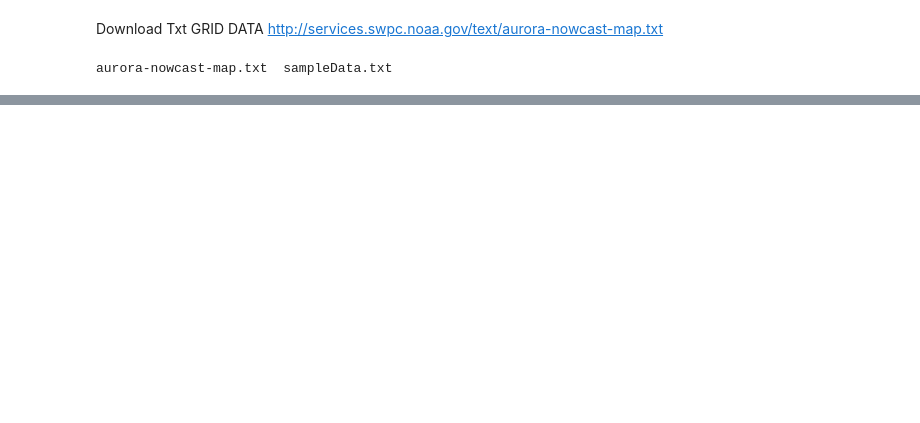
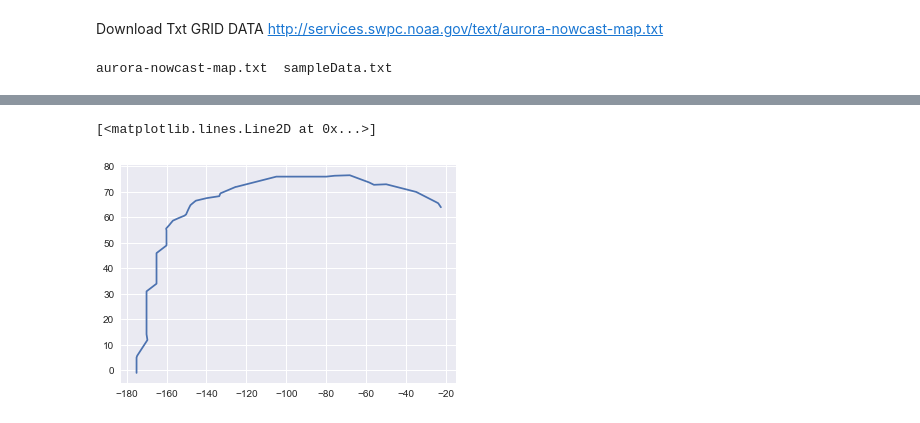
Before and after one commit to ax3l91/space-apps-2017-mayday-athens, a Jupyter notebook: AuroraNotebook.ipynb, the cells around one changed output, grey strips where cells are left out. Drawn from its saved outputs; the diff is of its cells as text; code cells hidden in the pictures; blank space fills up the shorter version.

```diff
--- a/AuroraNotebook.ipynb
+++ b/AuroraNotebook.ipynb
@@ -49,0 +66,6 @@ plt.show()
+# %%
+#flight=pd.read_csv('Data/BIKF-NZAA.csv')
+flight=np.loadtxt('Data/BIKF-NZAA.csv',delimiter=',',dtype=str)
+# %%
+lat=flight[:,3].astype(float)[:100]
+lon=flight[:,4].astype(float)[:100]
@@ -49,0 +164,5 @@ plt.show()
+# %%
+plt.plot(lon,lat)
+# %% [output]
+[<matplotlib.lines.Line2D at 0x...>]
+[figure, added]
```
Also changed, not shown: parts of 11 cells of this notebook.
